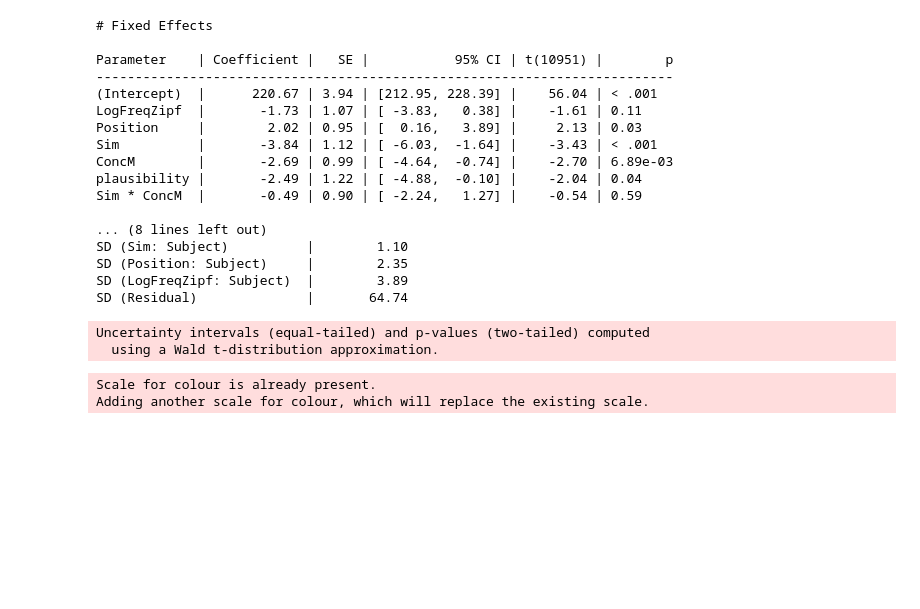
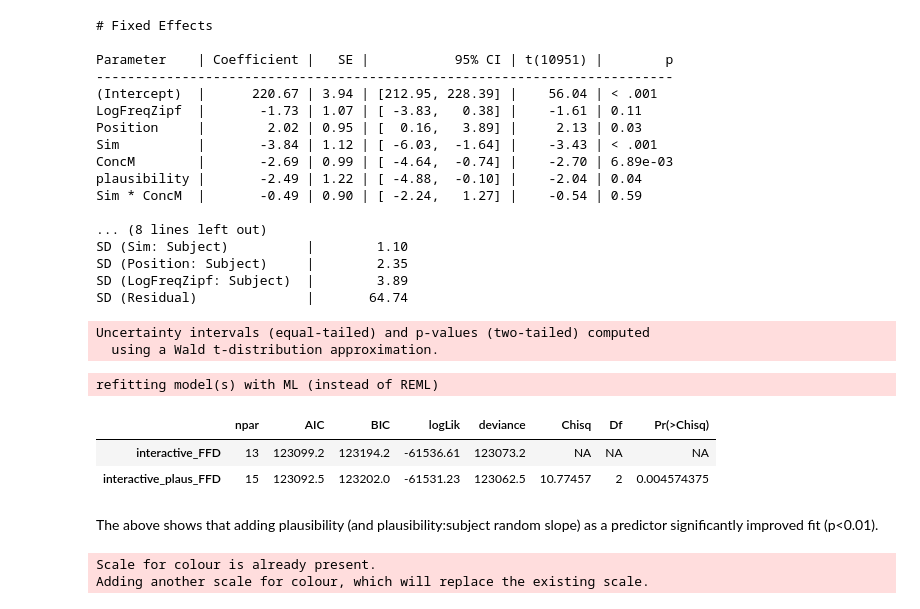
Before and after one commit to magna-fede/EOS, a Jupyter notebook: Final_Analysis.ipynb, the cells around one changed output. Drawn from its saved outputs; the diff is of its cells as text; code cells hidden in the pictures; blank space fills up the shorter version.

```diff
--- a/Final_Analysis.ipynb
+++ b/Final_Analysis.ipynb
@@ -319,6 +319,15 @@ SD (LogFreqZipf: Subject)  |        3.89
 SD (Residual)              |       64.74
 Uncertainty intervals (equal-tailed) and p-values (two-tailed) computed
   using a Wald t-distribution approximation.
+# %%
+anova(interactive_FFD, interactive_plaus_FFD)
+# %% [output]
+refitting model(s) with ML (instead of REML)
+|  | npar | AIC | BIC | logLik | deviance | Chisq | Df | Pr(>Chisq) |
+| interactive_FFD | 13 | 123099.2 | 123194.2 | -61536.61 | 123073.2 | NA | NA | NA |
+| interactive_plaus_FFD | 15 | 123092.5 | 123202.0 | -61531.23 | 123062.5 | 10.77457 | 2 | 0.004574375 |
+# %% [markdown]
+The above shows that adding plausibility (and plausibility:subject random slope) as a predictor significantly improved fit (p<0.01).
 # %%
 # sjPlot::tab_model(interactive_FFD, pred.labels = c('Intercept',
 #                                                     'Frequency (Zipf)',
```
Also changed, not shown: parts of 14 cells of this notebook.
